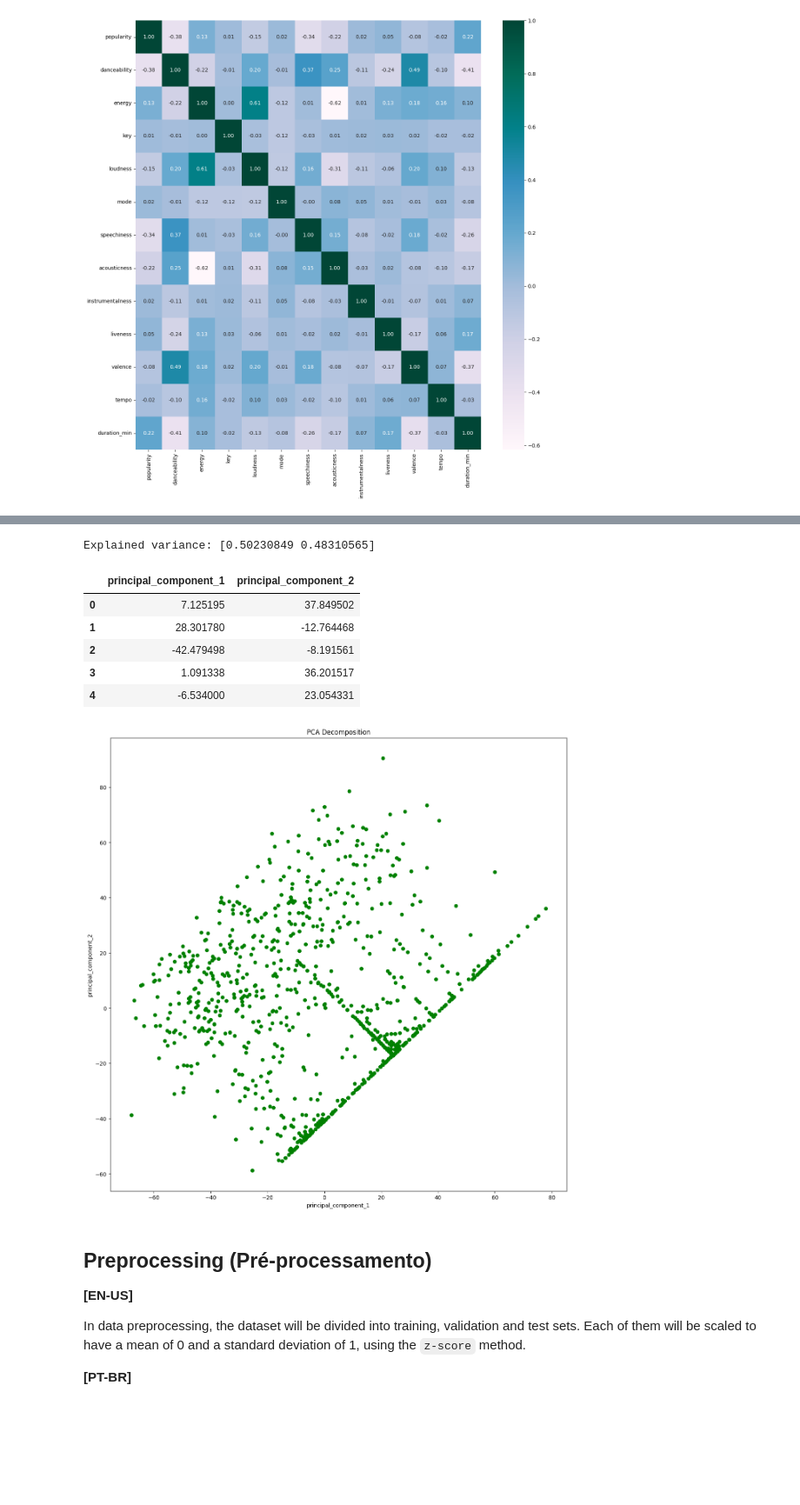
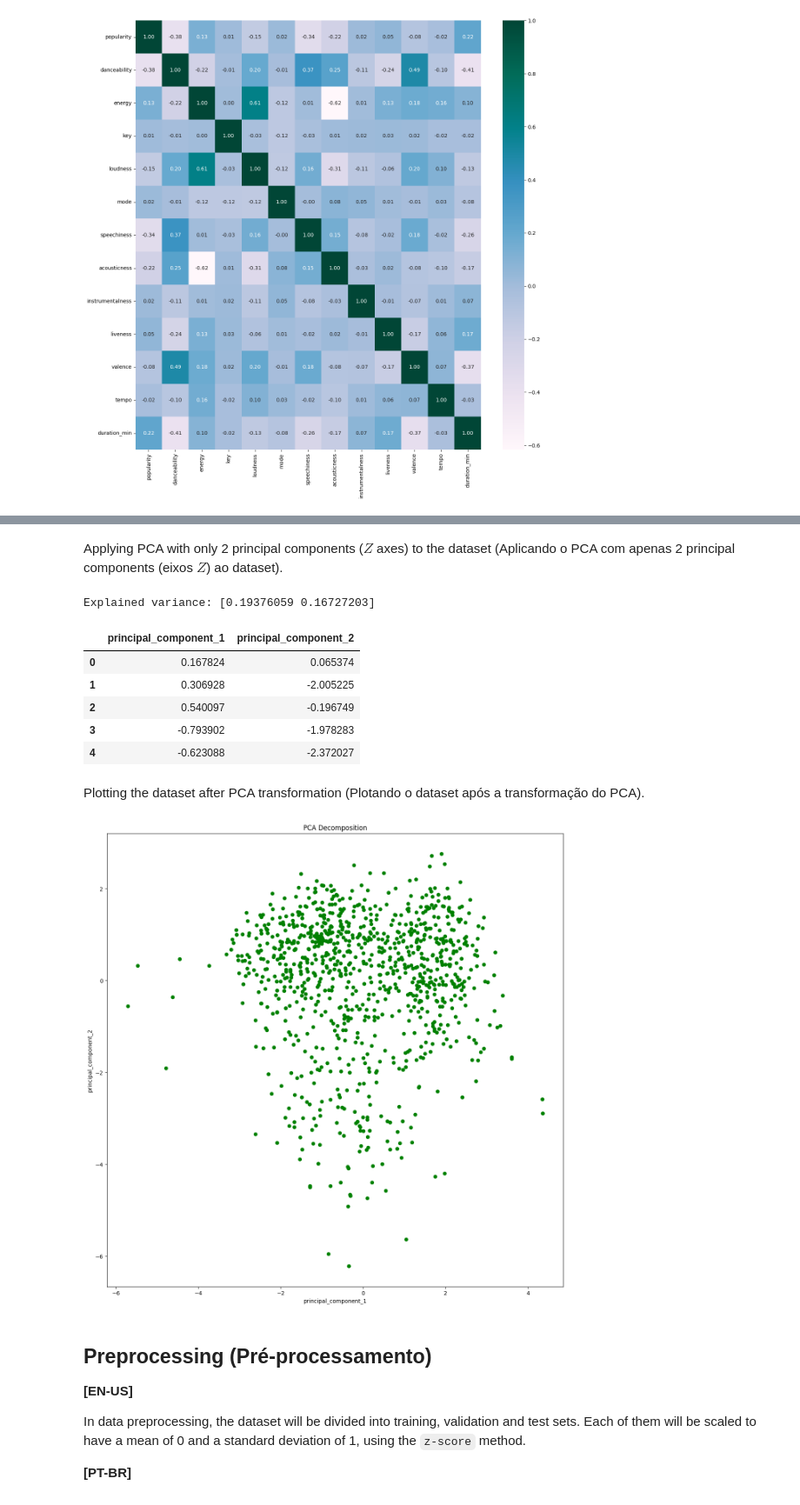
Before and after one commit to guidasneves/spotify_recsys, a Jupyter notebook: end_to_end_system.ipynb, the cells around one changed output, grey strips where cells are left out. Shown at 87% size. Cells and saved outputs as stored; diff of their text form; code cells hidden in the pictures; blank space fills up the shorter version.

```diff
--- a/end_to_end_system.ipynb
+++ b/end_to_end_system.ipynb
@@ -1294,6 +1321,17 @@ plt.show()
+# %%
+X_num_scaler = StandardScaler()
+X_num_norm = X_num_scaler.fit_transform(X_num)
+# %% [markdown]
+Applying PCA with only 2 principal components ($Z$ axes) to the dataset (Aplicando o PCA com apenas 2 principal components (eixos $Z$) ao dataset).
 # %%
+# Instantiating PCA with 2 principal components
+# Instânciando o PCA com 2 principal components
 pca = PCA(n_components=2)
-X_num_trans = pca.fit_transform(X_num)
+# Fitting PCA to our original scaled dataset
+# Ajustando o PCA ao nosso dataset original escalado
+X_num_trans = pca.fit_transform(X_num_norm)
+# Creating a dataframe with the matrix transformed into only 2 features
+# Criando um dataframe com a matriz transformada em apenas 2 features
 df_pca = pd.DataFrame(
     X_num_trans,
     columns=['principal_component_1', 'principal_component_2']
@@ -1302,21 +1340,23 @@ print(f'Explained variance: {pca.explained_variance_ratio_}')
 
 df_pca.head()
 # %% [output]
-Explained variance: [0.50230849 0.48310565]
+Explained variance: [0.19376059 0.16727203]
 |  | principal_component_1 | principal_component_2 |
-| 0 | 7.125195 | 37.849502 |
-| 1 | 28.301780 | -12.764468 |
-| 2 | -42.479498 | -8.191561 |
-| 3 | 1.091338 | 36.201517 |
-| 4 | -6.534000 | 23.054331 |
+| 0 | 0.167824 | 0.065374 |
+| 1 | 0.306928 | -2.005225 |
+| 2 | 0.540097 | -0.196749 |
+| 3 | -0.793902 | -1.978283 |
+| 4 | -0.623088 | -2.372027 |
+# %% [markdown]
+Plotting the dataset after PCA transformation (Plotando o dataset após a transformação do PCA).
 # %%
-plt.scatter(X_num_trans[:, 0], X_num_trans[:, 1], color='g')
+plt.scatter(df_pca['principal_component_1'], df_pca['principal_component_2'], color='g')
 plt.xlabel('principal_component_1')
 plt.ylabel('principal_component_2')
 plt.title('PCA Decomposition')
 plt.show()
 # %% [output]
-[figure, old version]
+[figure, new version]
 # %% [markdown]
 <a name="6"></a>
 ## Preprocessing (Pré-processamento)
```
Also changed, not shown: parts of 27 cells of this notebook.
